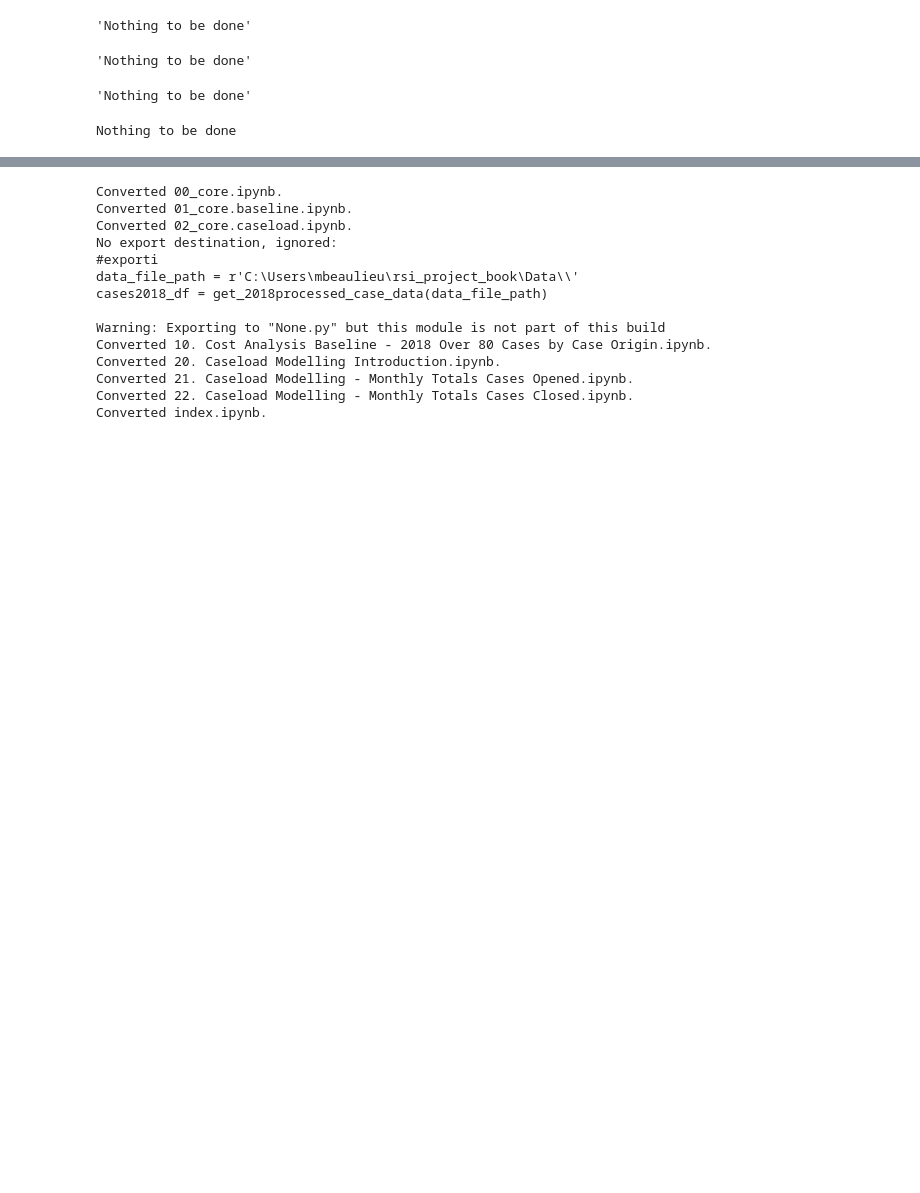
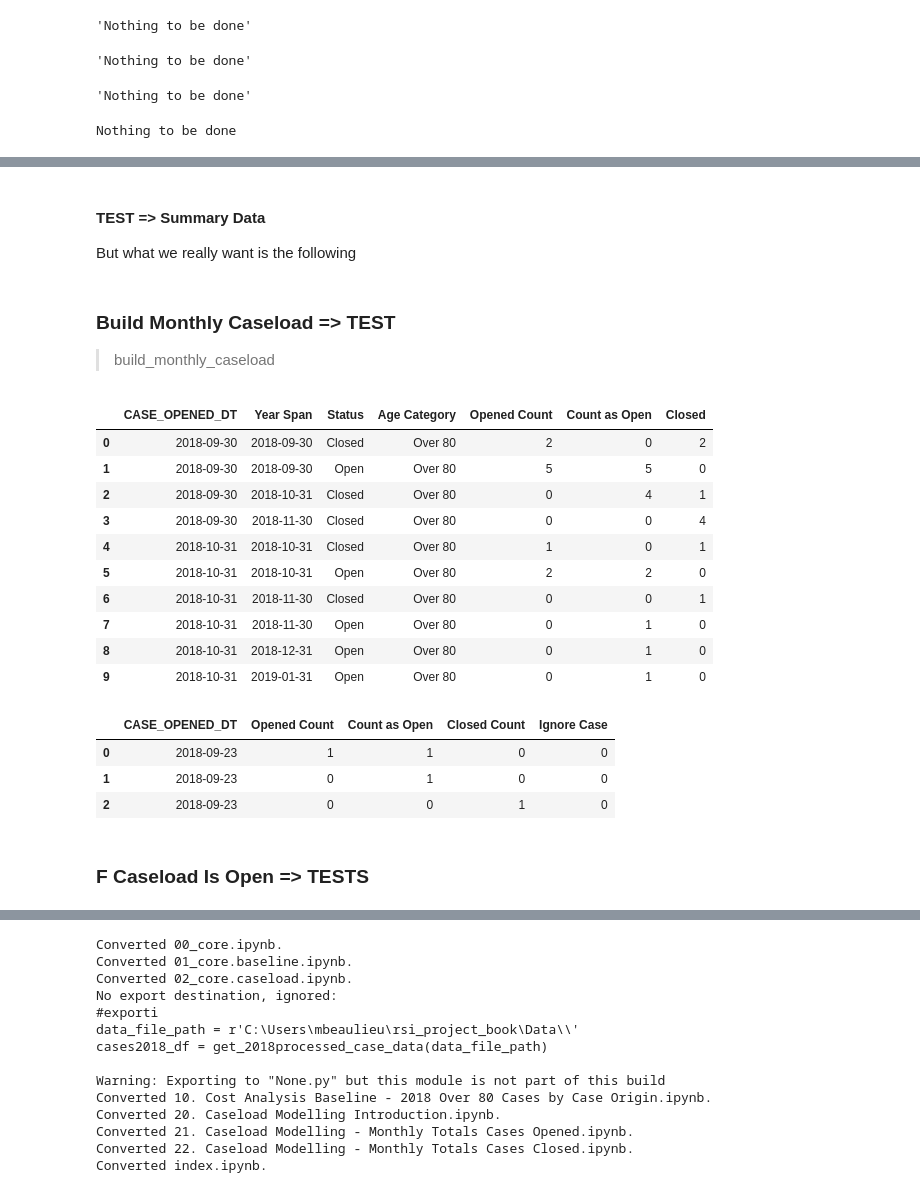
Before and after one commit to ezrider/cheeky-monkey, a Jupyter notebook: 02_core.caseload.ipynb, the cells around one changed output, grey strips where cells are left out. Saved outputs shown, nothing was run; the diff lists cells and outputs as text; code cells hidden in the pictures; blank space fills up the shorter version.

```diff
--- a/02_core.caseload.ipynb
+++ b/02_core.caseload.ipynb
@@ -169,17 +335,32 @@ def build_monthly_caseload(d, end_date, filename):
 # %%
-def generate_caseload_data(f_path):
+#export
+def generate_caseload_data(dataframe):
+    """process the case data month-by=month
+
+    Parameters:
+    dataframe (pd.DataFrame)
+    f_path (str): the file path wher the generated caseload data should be put
+
+    Returns:
+    pd.DataFrame
+
+    """
+
     caseload_data = pd.DataFrame()
 
     r = build_range()
     #for date in r[:2]:
     for date in r:
-        if (date.year == r[-1].year) & (date.month == r[-1].month) : break
 
-        filename = generated_data_file_path + date.strftime("%b") + '_' + date.strftime("%Y") + '_' + 'toNov2021_ADJUDICATEDCASELOAD' + '.csv'
+        if (date.year == r[-1].year) and (date.month == r[-1].month) : break
 
-        monthly_data = filter_data(cases_df, date.year, date.month)
+        #filename = generated_data_file_path + date.strftime("%b") + '_' + date.strftime("%Y") + '_' + 'toNov2021_ADJUDICATEDCASELOAD' + '.csv'
 
-        caseload_month = build_monthly_caseload(monthly_data,r[-1], filename)
+        monthly_data = filter_data(dataframe, date.year, date.month)
+
+        caseload_month = build_monthly_caseload(monthly_data,r[-1])  # call func without file path so the intermediate files don't get writtn
+
+        #caseload_month = build_monthly_caseload(monthly_data,r[-1], filename)
 
         if caseload_month is None:
             break
@@ -292,0 +795,3 @@ Nothing to be done
+# %% [markdown]
+#### TEST => Summary Data
+But what we really want is the following
@@ -292,0 +819,34 @@ Nothing to be done
+# %% [markdown]
+### Build Monthly Caseload => TEST
+
+> build_monthly_caseload
+# %%
+
+year_span_dt = pd.to_datetime('20190101', format='%Y%m%d', errors='ignore')
+
+left_side_test = build_monthly_caseload(sample_cases_df, year_span_dt)
+
+summary_data = aggregate_monthly_data(left_side_test)
+
+summary_data
+# %% [output]
+|  | CASE_OPENED_DT | Year Span | Status | Age Category | Opened Count | Count as Open | Closed |
+| 0 | 2018-09-30 | 2018-09-30 | Closed | Over 80 | 2 | 0 | 2 |
+| 1 | 2018-09-30 | 2018-09-30 | Open | Over 80 | 5 | 5 | 0 |
+| 2 | 2018-09-30 | 2018-10-31 | Closed | Over 80 | 0 | 4 | 1 |
+| 3 | 2018-09-30 | 2018-11-30 | Closed | Over 80 | 0 | 0 | 4 |
+| 4 | 2018-10-31 | 2018-10-31 | Closed | Over 80 | 1 | 0 | 1 |
+| 5 | 2018-10-31 | 2018-10-31 | Open | Over 80 | 2 | 2 | 0 |
+| 6 | 2018-10-31 | 2018-11-30 | Closed | Over 80 | 0 | 0 | 1 |
+| 7 | 2018-10-31 | 2018-11-30 | Open | Over 80 | 0 | 1 | 0 |
+| 8 | 2018-10-31 | 2018-12-31 | Open | Over 80 | 0 | 1 | 0 |
+| 9 | 2018-10-31 | 2019-01-31 | Open | Over 80 | 0 | 1 | 0 |
+# %%
+left_side = caseload_889368_month[['CASE_OPENED_DT','Opened Count', 'Count as Open', 'Closed Count', 'Ignore Case']]
+
+left_side
+# %% [output]
+|  | CASE_OPENED_DT | Opened Count | Count as Open | Closed Count | Ignore Case |
+| 0 | 2018-09-23 | 1 | 1 | 0 | 0 |
+| 1 | 2018-09-23 | 0 | 1 | 0 | 0 |
+| 2 | 2018-09-23 | 0 | 0 | 1 | 0 |
@@ -292,0 +867,2 @@ Nothing to be done
+# %% [markdown]
+### F Caseload Is Open => TESTS
```
Also changed, not shown: parts of 47 cells of this notebook, 11 other files.
